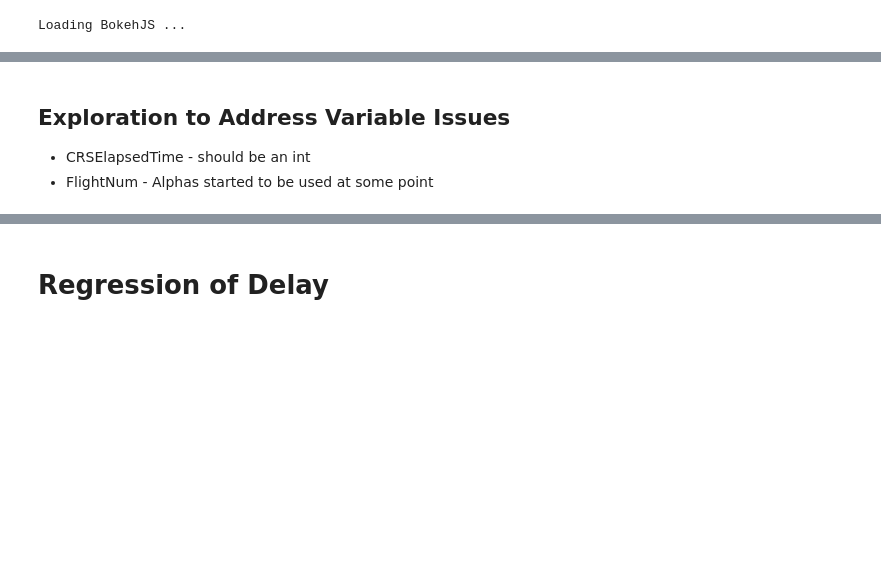
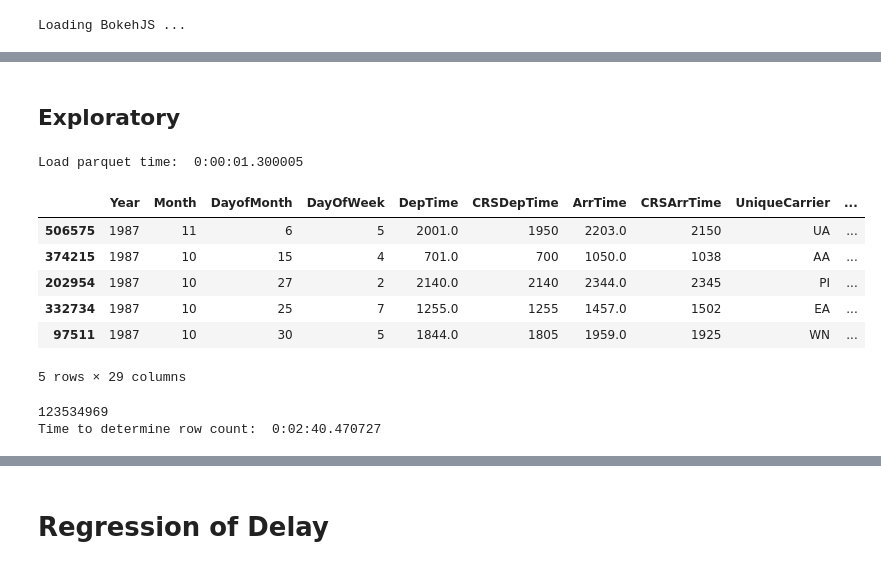
Before and after one commit to rlshuhart/Unit-14_Analyzing_Airline_Flight_Delays, a Jupyter notebook: reports/BHallum_RShuhart_CFicklin_Unit14CaseStudy.ipynb, the cells around one changed output, grey strips where cells are left out. Drawn from its saved outputs; the diff is of its cells as text; code cells hidden in the pictures; blank space fills up the shorter version.

```diff
--- a/reports/BHallum_RShuhart_CFicklin_Unit14CaseStudy.ipynb
+++ b/reports/BHallum_RShuhart_CFicklin_Unit14CaseStudy.ipynb
@@ -77,19 +63,22 @@ dict_keys(['ActualElapsedTime', 'AirTime', 'ArrDelay', 'ArrTime', 'CRSArrTime',
 # %%
 # Convert csv to parquet
-def csv_to_parquet():
-    df_csv = dd.read_csv("C:/Users/ryan.shuhart/Downloads/AirlineDelays.tar/AirlineDelays/*.csv",
-                     usecols = dts.keys(),
-                     dtype=dts,
-                     encoding='iso-8859-1')
-    #print(df_csv.columns)
-    df_csv.dtypes.to_dict()
+csv_folder = "C:/Users/ryan.shuhart/Downloads/AirlineDelays.tar/AirlineDelays/*.csv"
+parq_folder = "C:/Users/ryan.shuhart/Downloads/AirlineDelays.tar/AirlineDelays/parquet/"
 
-    df_csv.to_parquet("C:/Users/ryan.shuhart/Downloads/AirlineDelays.tar/AirlineDelays/parquet/",
-                  compression='gzip',
-                  object_encoding='utf8')
+def csv_to_parquet(csv_folder, parq_folder):
+    start = datetime.now()
+    df_csv = dd.read_csv(csv_folder,
+                         usecols = dts.keys(),
+                         dtype=dts,
+                         encoding='iso-8859-1')
 
-start = datetime.now()
-csv_to_parquet()
-time_to_complete = datetime.now() - start
-print(time_to_complete)
+    # Flip to parquet
+    df_csv.to_parquet(parq_folder,
+                      compression='gzip',
+                      object_encoding='utf8')
+
+    time_to_complete = datetime.now() - start
+    print(time_to_complete)
+
+#csv_to_parquet(csv_folder, parq_folder)
 # %% [output]
@@ -181,4 +137,0 @@ time_to_complete.total_seconds()/60
-# %% [markdown]
-## Exploration to Address Variable Issues
-* CRSElapsedTime - should be an int
-* FlightNum - Alphas started to be used at some point
@@ -192,0 +138,28 @@ df_par.describe().compute()
+# %% [markdown]
+## Exploratory
+# %%
+# Load compressed Parquet format of all years
+start = datetime.now()
+all_years = dd.read_parquet(parq_folder)
+print("Load parquet time: ", datetime.now() - start)
+# Length of dask dataframe
+
+# Tiny sample of
+all_years.sample(.00001).head()
+# %% [output]
+Load parquet time:  0:00:01.300005
+|  | Year | Month | DayofMonth | DayOfWeek | DepTime | CRSDepTime | ArrTime | CRSArrTime | UniqueCarrier | ... |
+| 506575 | 1987 | 11 | 6 | 5 | 2001.0 | 1950 | 2203.0 | 2150 | UA | ... |
+| 374215 | 1987 | 10 | 15 | 4 | 701.0 | 700 | 1050.0 | 1038 | AA | ... |
+| 202954 | 1987 | 10 | 27 | 2 | 2140.0 | 2140 | 2344.0 | 2345 | PI | ... |
+| 332734 | 1987 | 10 | 25 | 7 | 1255.0 | 1255 | 1457.0 | 1502 | EA | ... |
+| 97511 | 1987 | 10 | 30 | 5 | 1844.0 | 1805 | 1959.0 | 1925 | WN | ... |
+5 rows × 29 columns
+# %%
+#1:54
+start = datetime.now()
+print(len(all_years)) #123,534,969 Matches Eric Larson
+print("Time to determine row count: ", datetime.now() - start)
+# %% [output]
+123534969
+Time to determine row count:  0:02:40.470727
```
Also changed, not shown: parts of 24 cells of this notebook, 3 other files.
